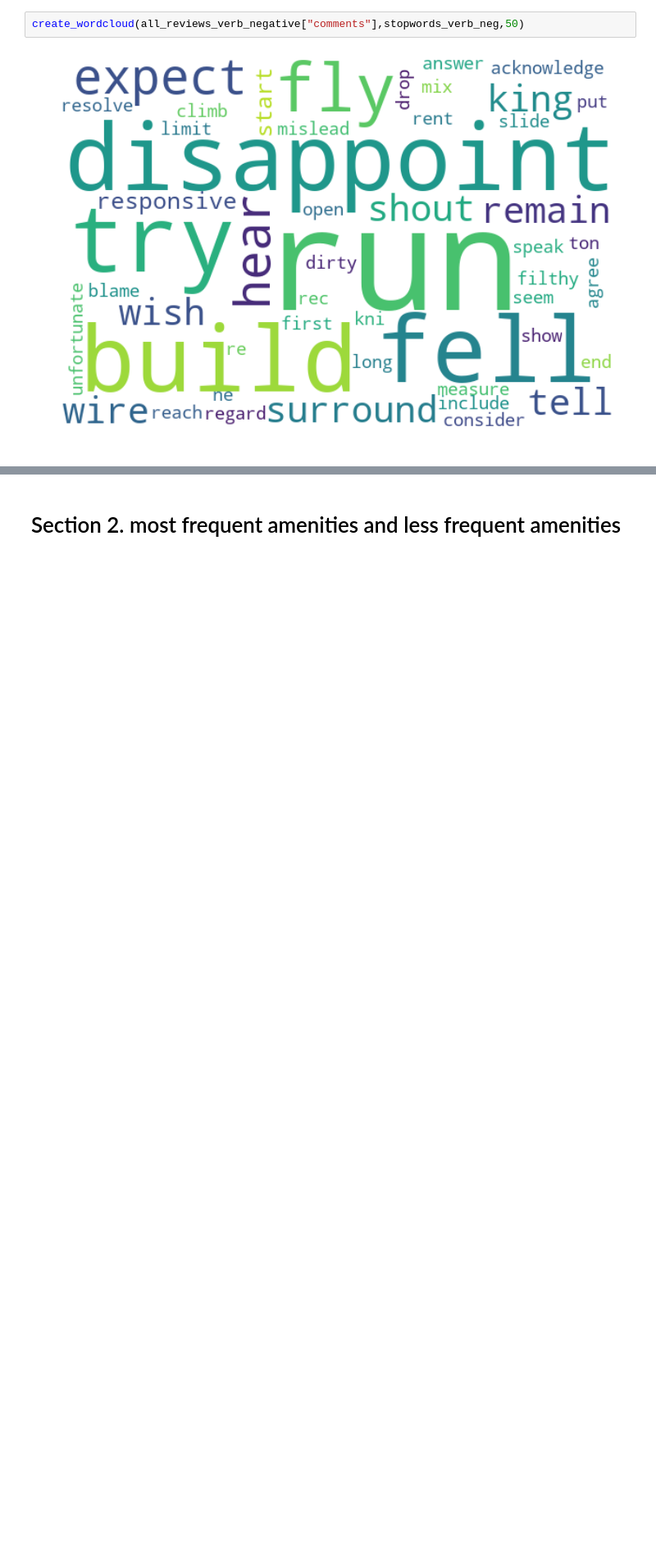
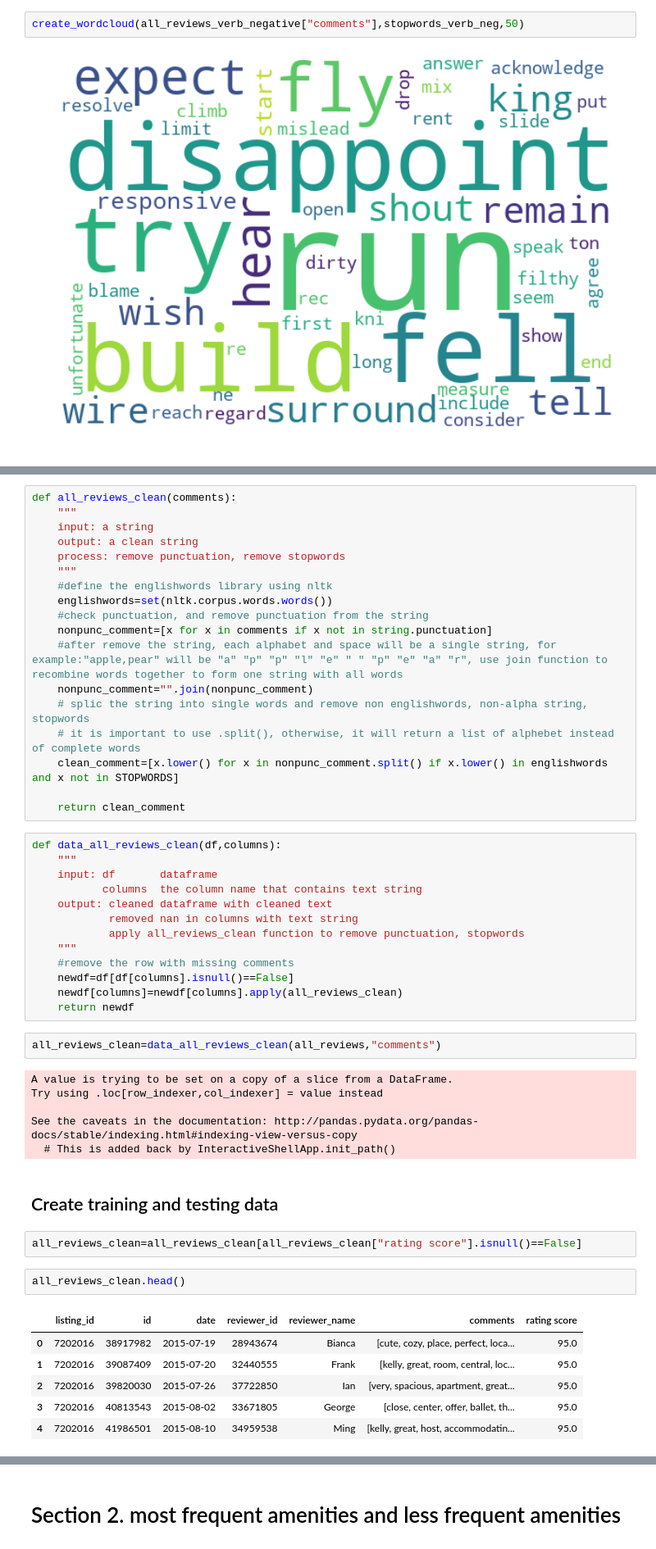
Before and after one commit to hcxie/DS-project-seattle-boston-Airbnb-customer-review-data-anaylsis, a Jupyter notebook: draft2.ipynb, the cells around one changed output, grey strips where cells are left out. Shown at 82% size. Cells and saved outputs as stored; diff of their text form; blank space fills up the shorter version.

```diff
--- a/draft2.ipynb
+++ b/draft2.ipynb
@@ -291,0 +307,52 @@ create_wordcloud(all_reviews_verb_negative["comments"],stopwords_verb_neg,50)
+# %%
+def all_reviews_clean(comments):
+    """
+    input: a string
+    output: a clean string
+    process: remove punctuation, remove stopwords
+    """
+    #define the englishwords library using nltk
+    englishwords=set(nltk.corpus.words.words())
+    #check punctuation, and remove punctuation from the string
+    nonpunc_comment=[x for x in comments if x not in string.punctuation]
+    #after remove the string, each alphabet and space will be a single string, for example:"apple,pear" will be "a" "p" "p" "l" "e" " " "p" "e" "a" "r", use join function to recombine words together to form one string with all words
+    nonpunc_comment="".join(nonpunc_comment)
+    # splic the string into single words and remove non englishwords, non-alpha string, stopwords
+    # it is important to use .split(), otherwise, it will return a list of alphebet instead of complete words
+    clean_comment=[x.lower() for x in nonpunc_comment.split() if x.lower() in englishwords and x not in STOPWORDS]
+
+    return clean_comment
+# %%
+def data_all_reviews_clean(df,columns):
+    """
+    input: df       dataframe
+           columns  the column name that contains text string
+    output: cleaned dataframe with cleaned text
+            removed nan in columns with text string
+            apply all_reviews_clean function to remove punctuation, stopwords
+    """
+    #remove the row with missing comments
+    newdf=df[df[columns].isnull()==False]
+    newdf[columns]=newdf[columns].apply(all_reviews_clean)
+    return newdf
+# %%
+all_reviews_clean=data_all_reviews_clean(all_reviews,"comments")
+# %% [output]
+A value is trying to be set on a copy of a slice from a DataFrame.
+Try using .loc[row_indexer,col_indexer] = value instead
+
+See the caveats in the documentation: http://pandas.pydata.org/pandas-docs/stable/indexing.html#indexing-view-versus-copy
+  # This is added back by InteractiveShellApp.init_path()
+# %% [markdown]
+## Create training and testing data
+# %%
+all_reviews_clean=all_reviews_clean[all_reviews_clean["rating score"].isnull()==False]
+# %%
+all_reviews_clean.head()
+# %% [output]
+|  | listing_id | id | date | reviewer_id | reviewer_name | comments | rating score |
+| 0 | 7202016 | 38917982 | 2015-07-19 | 28943674 | Bianca | [cute, cozy, place, perfect, loca... | 95.0 |
+| 1 | 7202016 | 39087409 | 2015-07-20 | 32440555 | Frank | [kelly, great, room, central, loc... | 95.0 |
+| 2 | 7202016 | 39820030 | 2015-07-26 | 37722850 | Ian | [very, spacious, apartment, great... | 95.0 |
+| 3 | 7202016 | 40813543 | 2015-08-02 | 33671805 | George | [close, center, offer, ballet, th... | 95.0 |
+| 4 | 7202016 | 41986501 | 2015-08-10 | 34959538 | Ming | [kelly, great, host, accommodatin... | 95.0 |
```
Also changed, not shown: parts of 35 cells of this notebook.
